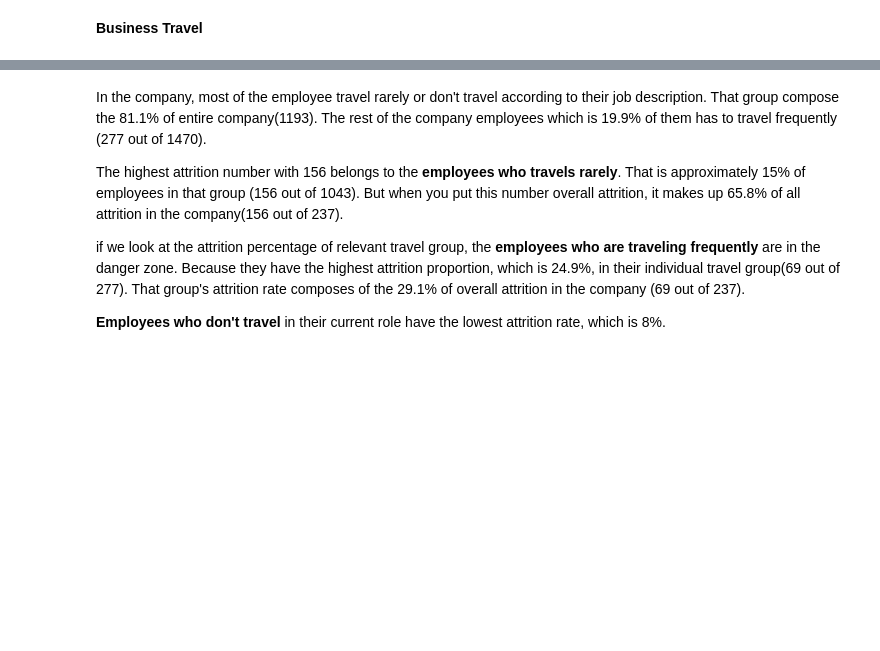
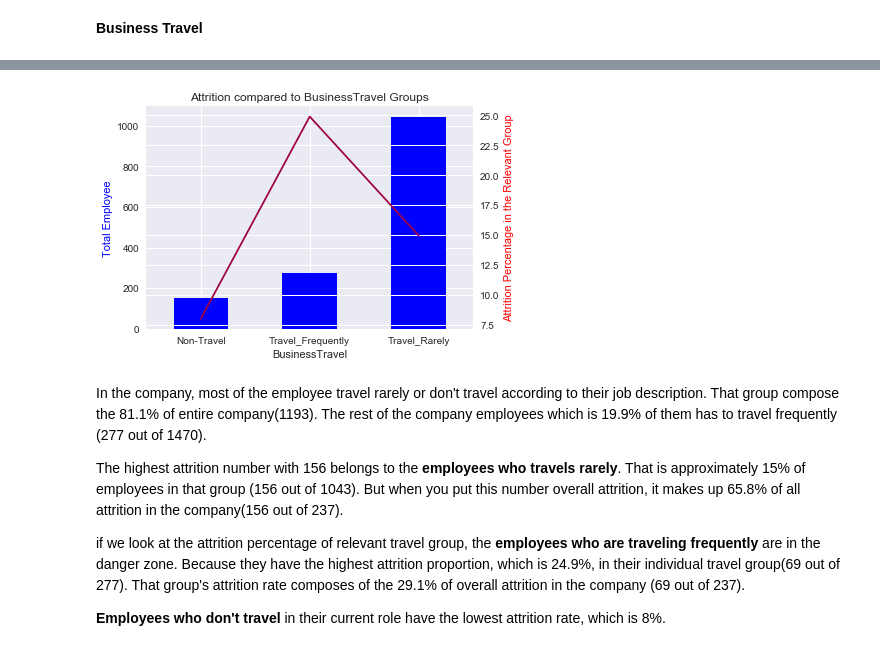
Before and after one commit to ShiningData/Capstone_Project-IBM_HR_Analytics, a Jupyter notebook: HR Analytics Employee Attrition and Performance.ipynb, the cells around one changed output, grey strips where cells are left out. Saved outputs shown, nothing was run; the diff lists cells and outputs as text; code cells hidden in the pictures; blank space fills up the shorter version.

```diff
--- a/HR Analytics Employee Attrition and Performance.ipynb
+++ b/HR Analytics Employee Attrition and Performance.ipynb
@@ -422,3 +443,8 @@ plt.show()
+# %%
+# Attrition compared to Business Travel Group Graph
+graph_df(x = 'BusinessTravel')
+# %% [output]
+[figure, added]
 # %% [markdown]
 In the company, most of the employee travel rarely or don't travel according to their job description. That group compose the 81.1% of entire company(1193). The rest of the company employees which is 19.9% of them has to travel frequently (277 out of 1470).
 
```
Also changed, not shown: parts of 166 cells of this notebook.
